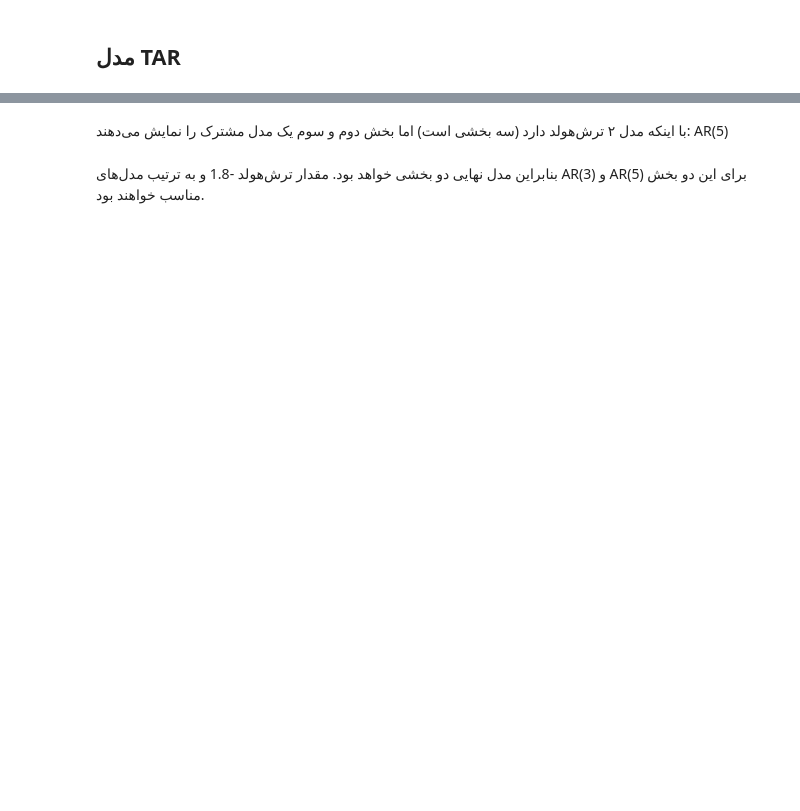
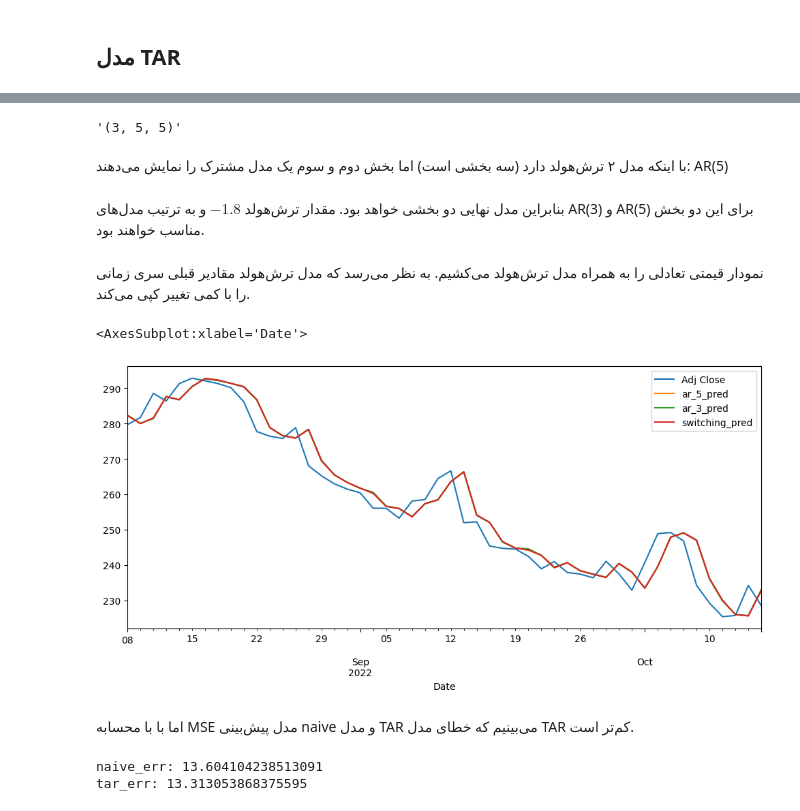
Before and after one commit to alrzJml/advanced_econ, a Jupyter notebook: hw1/python/03_TAR_model.ipynb, the cells around one changed output, grey strips where cells are left out. Cells and saved outputs as stored; diff of their text form; code cells hidden in the pictures; blank space fills up the shorter version.

```diff
--- a/hw1/python/03_TAR_model.ipynb
+++ b/hw1/python/03_TAR_model.ipynb
@@ -232,4 +239,37 @@ tar_orders_rmse[best_rmse_index][0]
+# %%
+tar_orders_mse[best_mse_index][0]
+# %% [output]
+'(3, 5, 5)'
 # %% [markdown]
 با اینکه مدل ۲ ترش‌هولد دارد (سه بخشی است) اما بخش دوم و سوم یک مدل مشترک را نمایش می‌دهند: AR(5)
 # %% [markdown]
-بنابراین مدل نهایی دو بخشی خواهد بود. مقدار ترش‌هولد -1.8 و به ترتیب مدل‌های AR(3) و AR(5) برای این دو بخش مناسب خواهند بود.
+بنابراین مدل نهایی دو بخشی خواهد بود. مقدار ترش‌هولد $-1.8$ و به ترتیب مدل‌های AR(3) و AR(5) برای این دو بخش مناسب خواهند بود.
+# %%
+model3 = ARIMA(prices_series, order=(3, 1, 0))
+results3 = model3.fit()
+
+model5 = ARIMA(prices_series, order=(5, 1, 0))
+results5 = model5.fit()
+
+price_tar_df = pd.DataFrame(prices_series)
+price_tar_df['ar_5_pred'] = results5.predict()
+price_tar_df['ar_3_pred'] = results3.predict()
+
+price_tar_df.loc[price_tar_df['Adj Close'].shift(1) <= -1.8, f'switching_pred'] = price_tar_df['ar_3_pred']
+price_tar_df.loc[price_tar_df['Adj Close'].shift(1) > -1.8, f'switching_pred'] = price_tar_df['ar_5_pred']
+# %% [markdown]
+نمودار قیمتی تعادلی را به همراه مدل ترش‌هولد می‌کشیم. به نظر می‌رسد که مدل ترش‌هولد مقادیر قبلی سری زمانی را با کمی تغییر کپی می‌کند.
+# %%
+price_tar_df[-50:].plot(figsize=(12, 5))
+# %% [output]
+<AxesSubplot:xlabel='Date'>
+[figure, added]
+# %% [markdown]
+اما با با محسابه MSE مدل پیش‌بینی naive و مدل TAR می‌بینیم که خطای مدل TAR کم‌تر است.
+# %%
+naive_err = mean_squared_error(prices_series.shift(1).dropna(), prices_series[1:])
+tar_err = tar_orders_mse[best_mse_index][-1]
+print(f'naive_err: {naive_err} \ntar_err: {tar_err}')
+# %% [output]
+naive_err: 13.604104238513091
+tar_err: 13.313053868375595
```
Also changed, not shown: parts of 18 cells of this notebook, 17 other files.
